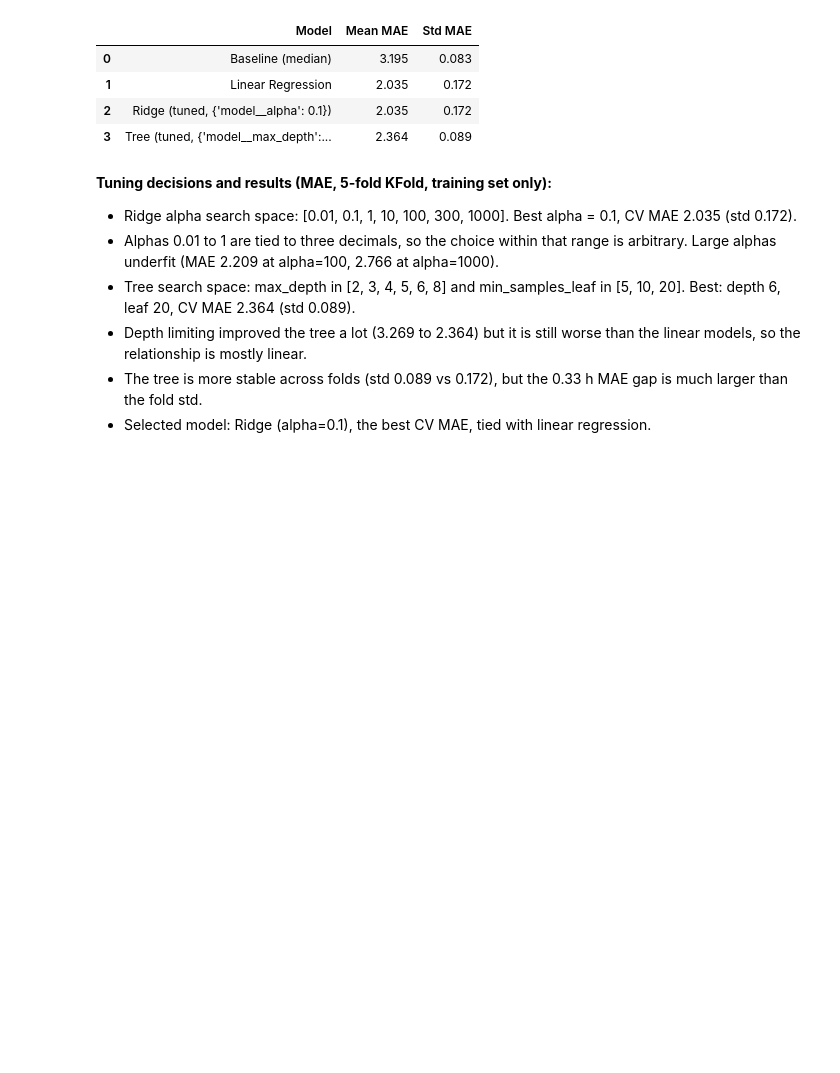
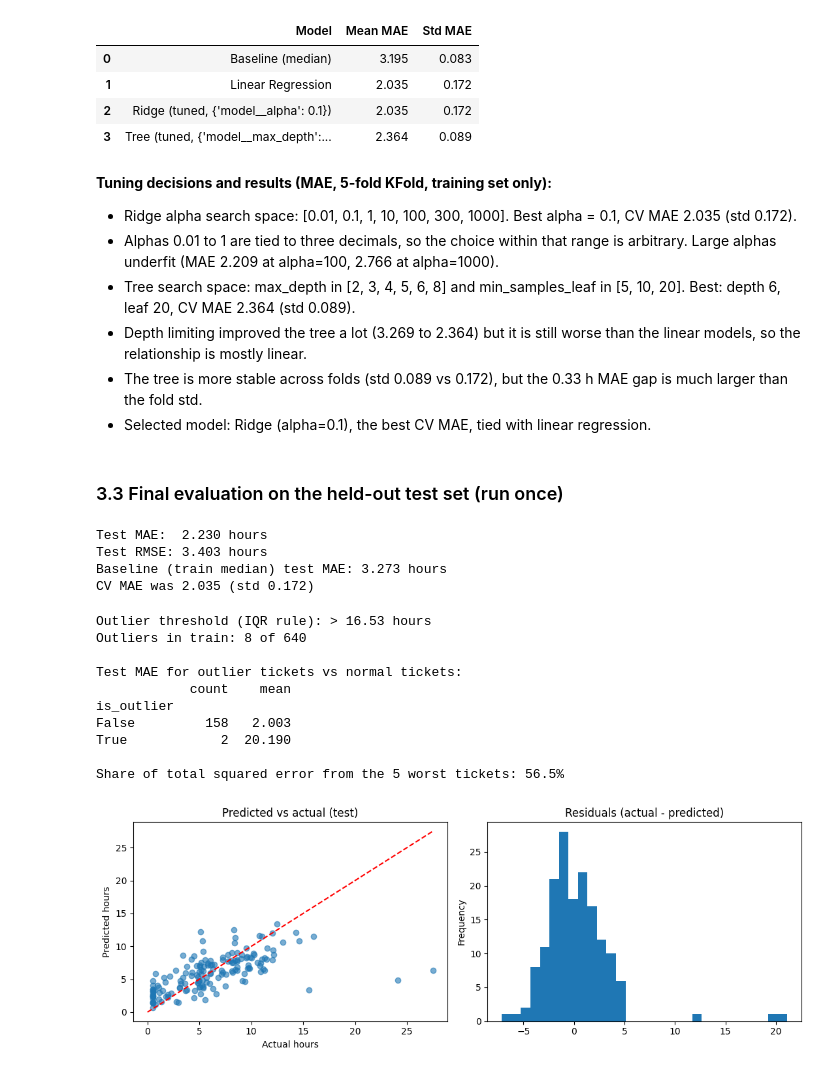
Before and after one commit to Ruhama-Beshada/Ticket-escalation-and-resolution-time-ml, a Jupyter notebook: ticket_analysis.ipynb, the cells around one changed output. Saved outputs shown, nothing was run; the diff lists cells and outputs as text; code cells hidden in the pictures; blank space fills up the shorter version.

Commit message:
Add Experiment B test evaluation, outlier analysis and MAE vs RMSE

```diff
--- a/ticket_analysis.ipynb
+++ b/ticket_analysis.ipynb
@@ -509,3 +509,62 @@ summary
 - Depth limiting improved the tree a lot (3.269 to 2.364) but it is still worse than the linear models, so the relationship is mostly linear.
 - The tree is more stable across folds (std 0.089 vs 0.172), but the 0.33 h MAE gap is much larger than the fold std.
 - Selected model: Ridge (alpha=0.1), the best CV MAE, tied with linear regression.
+# %% [markdown]
+### 3.3 Final evaluation on the held-out test set (run once)
+# %%
+best_reg = ridge_grid.best_estimator_
+yr_pred = best_reg.predict(Xr_test)
+
+test_mae = mean_absolute_error(yr_test, yr_pred)
+test_rmse = np.sqrt(mean_squared_error(yr_test, yr_pred))
+
+# Reference only: median of the TRAINING target (not a candidate model)
+base_mae = mean_absolute_error(yr_test, np.full(len(yr_test), yr_train.median()))
+
+print(f"Test MAE:  {test_mae:.3f} hours")
+print(f"Test RMSE: {test_rmse:.3f} hours")
+print(f"Baseline (train median) test MAE: {base_mae:.3f} hours")
+print(f"CV MAE was 2.035 (std 0.172)")
+# %% [output]
+Test MAE:  2.230 hours
+Test RMSE: 3.403 hours
+Baseline (train median) test MAE: 3.273 hours
+CV MAE was 2.035 (std 0.172)
+# %%
+# Outliers in the target, using the IQR rule on the training set
+q1, q3 = yr_train.quantile([0.25, 0.75])
+upper = q3 + 1.5 * (q3 - q1)
+print(f"Outlier threshold (IQR rule): > {upper:.2f} hours")
+print(f"Outliers in train: {(yr_train > upper).sum()} of {len(yr_train)}")
+
+res = pd.DataFrame({"actual": yr_test.values, "pred": yr_pred})
+res["abs_err"] = (res["actual"] - res["pred"]).abs()
+res["is_outlier"] = res["actual"] > upper
+
+print("\nTest MAE for outlier tickets vs normal tickets:")
+print(res.groupby("is_outlier")["abs_err"].agg(["count", "mean"]).round(3))
+
+# Share of total squared error caused by the 5 worst predictions
+sq = (res["actual"] - res["pred"]) ** 2
+print(f"\nShare of total squared error from the 5 worst tickets: {sq.nlargest(5).sum() / sq.sum():.1%}")
+
+fig, ax = plt.subplots(1, 2, figsize=(11, 4))
+ax[0].scatter(res["actual"], res["pred"], alpha=0.6)
+lims = [0, max(res["actual"].max(), res["pred"].max())]
+ax[0].plot(lims, lims, "r--")
+ax[0].set(xlabel="Actual hours", ylabel="Predicted hours", title="Predicted vs actual (test)")
+(res["actual"] - res["pred"]).plot(kind="hist", bins=30, ax=ax[1], title="Residuals (actual - predicted)")
+plt.tight_layout()
+plt.show()
+# %% [output]
+Outlier threshold (IQR rule): > 16.53 hours
+Outliers in train: 8 of 640
+
+Test MAE for outlier tickets vs normal tickets:
+            count    mean
+is_outlier
+False         158   2.003
+True            2  20.190
+
+Share of total squared error from the 5 worst tickets: 56.5%
+[figure, added]
```
Also changed, not shown: parts of 1 cell of this notebook.
